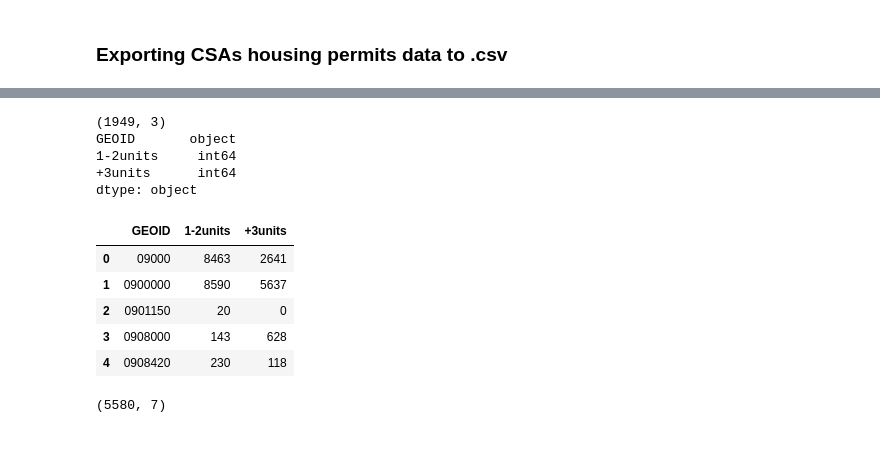
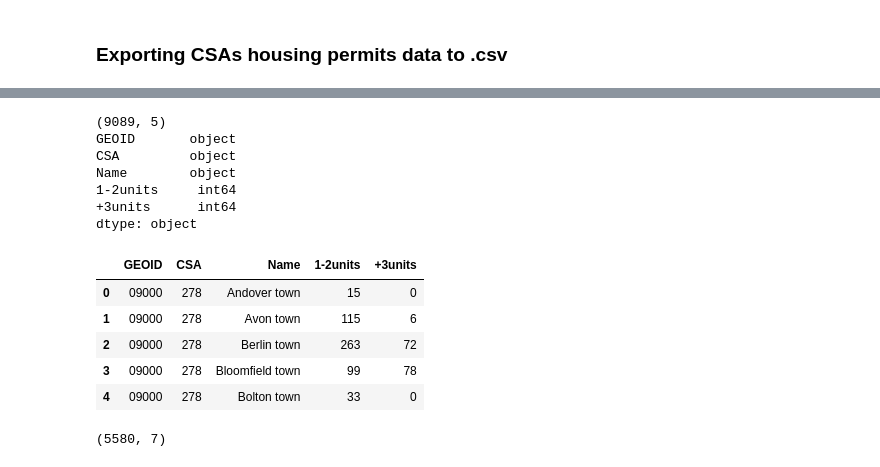
Before and after one commit to NYCPlanning/rp-USmetros_comparison, a Jupyter notebook: 5-HousingPermits00-17_BPS.ipynb, the cells around one changed output, grey strips where cells are left out. Cells and saved outputs as stored; diff of their text form; code cells hidden in the pictures.

```diff
--- a/5-HousingPermits00-17_BPS.ipynb
+++ b/5-HousingPermits00-17_BPS.ipynb
@@ -396,42 +369,43 @@ for year in NE:
     # creating 'GEOID' column from state and place
     df['State'] = df['State'].apply(lambda x: '{0:0>2}'.format(x))
     df['Place'] = df['Place'].apply(lambda x: '{0:0>5}'.format(x))
-
     df['GEOID'] = df[['State', 'Place']].apply(lambda x: ''.join(x), axis=1)
 
     # Dropping columns
     df = df.drop(['1unit', '2unit', '3-4unit', '+5unit',
                                   'State', 'Place'], axis=1)
 
     # ONLY FOR NE FILES! >> aggregating NYC 5 boroughs into 1 row: NYC
 #     df = df.append(df.loc[['Queens borough', 'Bronx borough',
 #                     'Manhattan borough','Brooklyn borough',
 #                     'Staten Island borough']].sum(numeric_only=True),
 #                      ignore_index=True)
 # #     df['GEOID'] = df['GEOID'].fillna('3651000')
 # #     df['CSA'] = df['CSA'].fillna('408')
 
 #     df['1-2units'] = df['1-2units'].astype(int)
 #     df['+3units'] = df['+3units'].astype(int)
     df['GEOID'] = df['GEOID'].replace(' ', '')
     for index, row in df.iterrows():
         if row['GEOID'] == '2500025':
             row['GEOID'] = '2507000'
     NEdata.append(df)
 
-NEall = pd.concat(NEdata).groupby(['GEOID']).sum().reset_index()
+NEall = pd.concat(NEdata).groupby(['GEOID', 'CSA', 'Name']).sum().reset_index()
 print(NEall.shape)
 print(NEall.dtypes)
 NEall.head()
 # %% [output]
-(1949, 3)
+(9089, 5)
 GEOID       object
+CSA         object
+Name        object
 1-2units     int64
 +3units      int64
 dtype: object
-|  | GEOID | 1-2units | +3units |
-| 0 | 09000 | 8463 | 2641 |
-| 1 | 0900000 | 8590 | 5637 |
-| 2 | 0901150 | 20 | 0 |
-| 3 | 0908000 | 143 | 628 |
-| 4 | 0908420 | 230 | 118 |
+|  | GEOID | CSA | Name | 1-2units | +3units |
+| 0 | 09000 | 278 | Andover town | 15 | 0 |
+| 1 | 09000 | 278 | Avon town | 115 | 6 |
+| 2 | 09000 | 278 | Berlin town | 263 | 72 |
+| 3 | 09000 | 278 | Bloomfield town | 99 | 78 |
+| 4 | 09000 | 278 | Bolton town | 33 | 0 |
```
Also changed, not shown: parts of 14 cells of this notebook, 2 other files.
